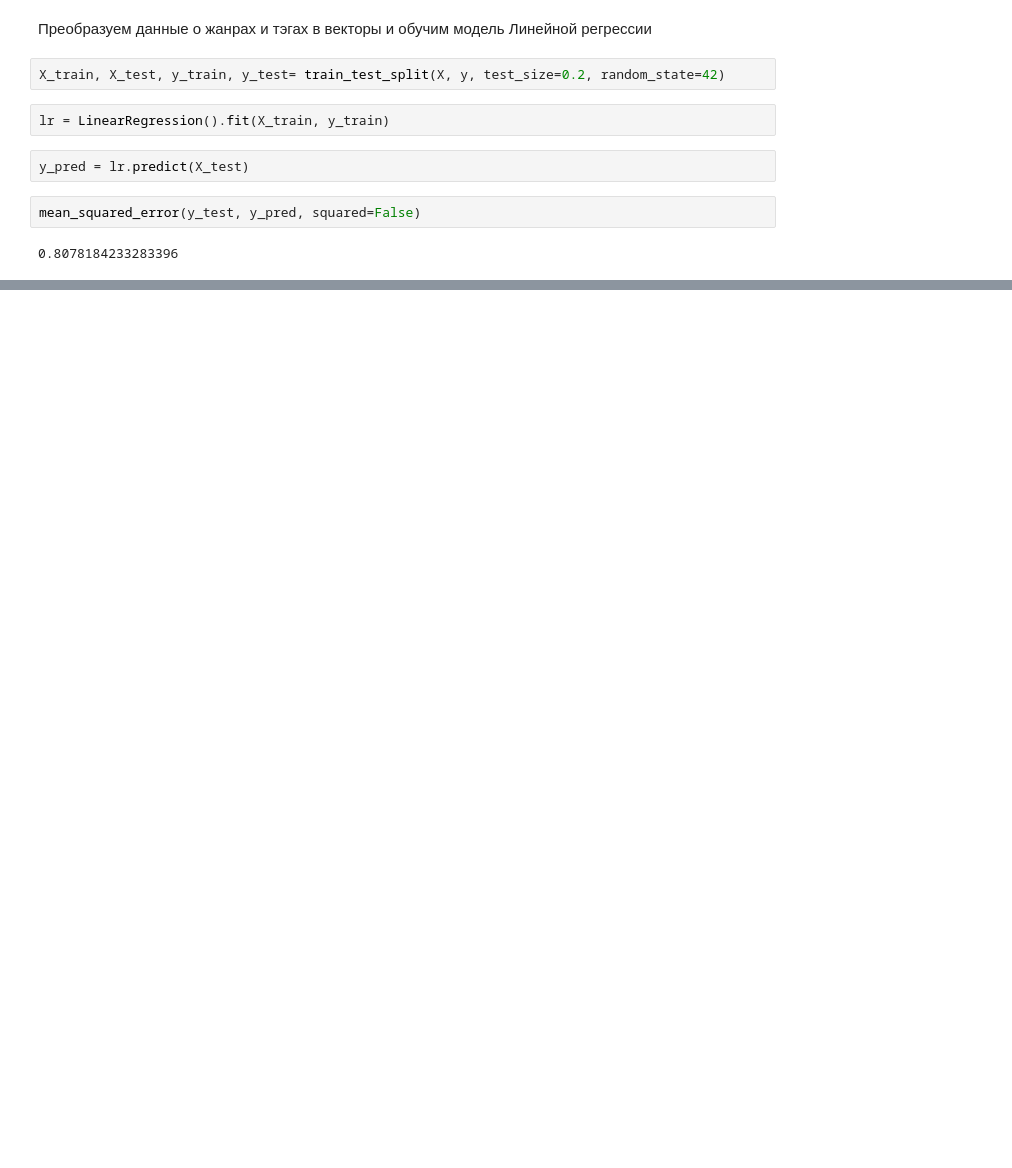
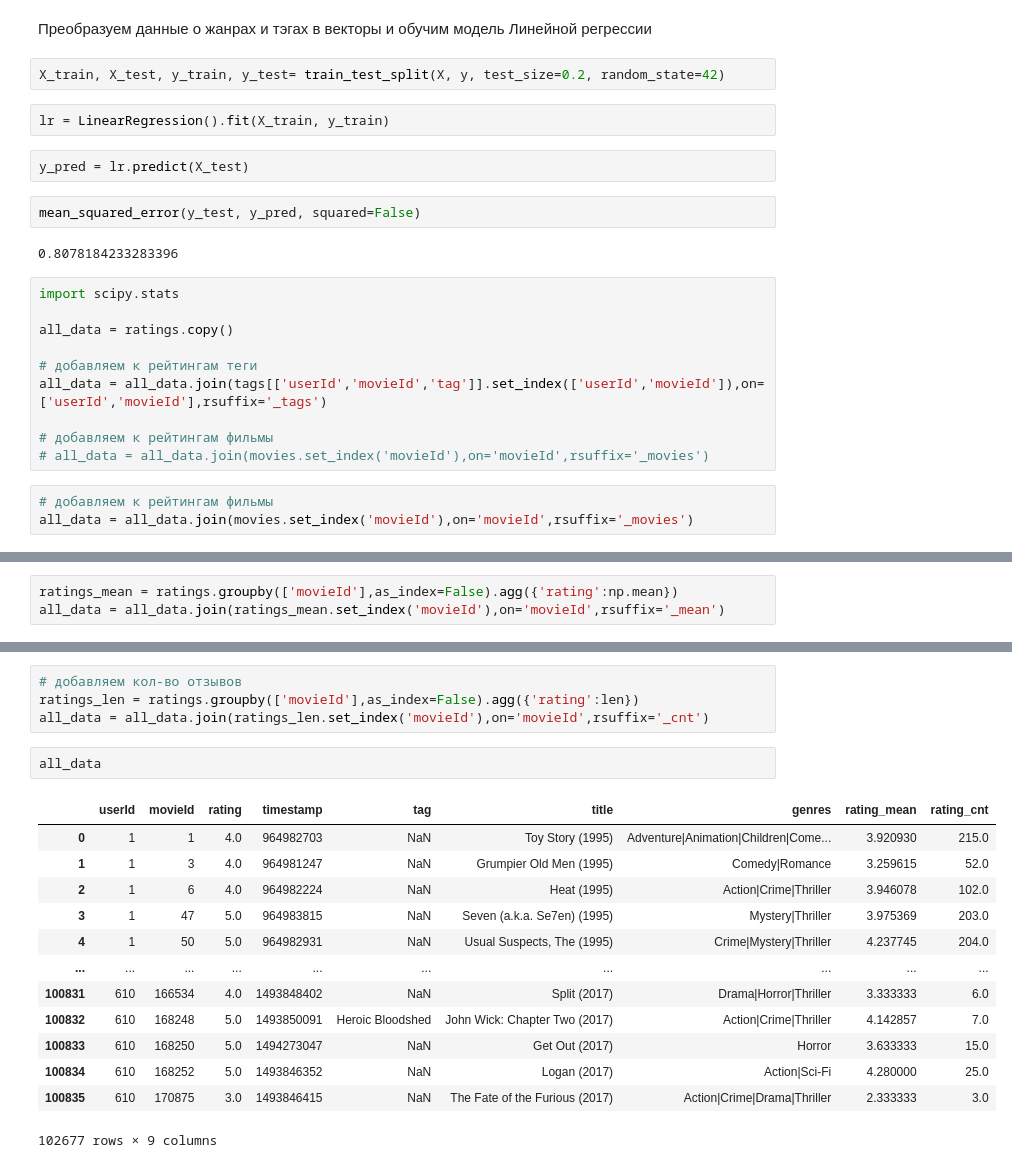
Before and after one commit to ivanvagin/Netology, a Jupyter notebook: Рекомендательные системы/Homework/RSML_HW_01.ipynb, the cells around one changed output, grey strips where cells are left out. Cells and saved outputs as stored; diff of their text form; blank space fills up the shorter version.

```diff
--- a/Рекомендательные системы/Homework/RSML_HW_01.ipynb
+++ b/Рекомендательные системы/Homework/RSML_HW_01.ipynb
@@ -260,3 +325,16 @@ y_pred = lr.predict(X_test)
 mean_squared_error(y_test, y_pred, squared=False)
 # %% [output]
 0.8078184233283396
+# %%
+import scipy.stats
+
+all_data = ratings.copy()
+
+# добавляем к рейтингам теги
+all_data = all_data.join(tags[['userId','movieId','tag']].set_index(['userId','movieId']),on=['userId','movieId'],rsuffix='_tags')
+
+# добавляем к рейтингам фильмы
+# all_data = all_data.join(movies.set_index('movieId'),on='movieId',rsuffix='_movies')
+# %%
+# добавляем к рейтингам фильмы
+all_data = all_data.join(movies.set_index('movieId'),on='movieId',rsuffix='_movies')
@@ -262,0 +357,3 @@ mean_squared_error(y_test, y_pred, squared=False)
+# %%
+ratings_mean = ratings.groupby(['movieId'],as_index=False).agg({'rating':np.mean})
+all_data = all_data.join(ratings_mean.set_index('movieId'),on='movieId',rsuffix='_mean')
@@ -262,0 +376,20 @@ mean_squared_error(y_test, y_pred, squared=False)
+# %%
+# добавляем кол-во отзывов
+ratings_len = ratings.groupby(['movieId'],as_index=False).agg({'rating':len})
+all_data = all_data.join(ratings_len.set_index('movieId'),on='movieId',rsuffix='_cnt')
+# %%
+all_data
+# %% [output]
+|  | userId | movieId | rating | timestamp | tag | title | genres | rating_mean | rating_cnt |
+| 0 | 1 | 1 | 4.0 | 964982703 | NaN | Toy Story (1995) | Adventure|Animation|Children|Come... | 3.920930 | 215.0 |
+| 1 | 1 | 3 | 4.0 | 964981247 | NaN | Grumpier Old Men (1995) | Comedy|Romance | 3.259615 | 52.0 |
+| 2 | 1 | 6 | 4.0 | 964982224 | NaN | Heat (1995) | Action|Crime|Thriller | 3.946078 | 102.0 |
+| 3 | 1 | 47 | 5.0 | 964983815 | NaN | Seven (a.k.a. Se7en) (1995) | Mystery|Thriller | 3.975369 | 203.0 |
+| 4 | 1 | 50 | 5.0 | 964982931 | NaN | Usual Suspects, The (1995) | Crime|Mystery|Thriller | 4.237745 | 204.0 |
+| ... | ... | ... | ... | ... | ... | ... | ... | ... | ... |
+| 100831 | 610 | 166534 | 4.0 | 1493848402 | NaN | Split (2017) | Drama|Horror|Thriller | 3.333333 | 6.0 |
+| 100832 | 610 | 168248 | 5.0 | 1493850091 | Heroic Bloodshed | John Wick: Chapter Two (2017) | Action|Crime|Thriller | 4.142857 | 7.0 |
+| 100833 | 610 | 168250 | 5.0 | 1494273047 | NaN | Get Out (2017) | Horror | 3.633333 | 15.0 |
+| 100834 | 610 | 168252 | 5.0 | 1493846352 | NaN | Logan (2017) | Action|Sci-Fi | 4.280000 | 25.0 |
+| 100835 | 610 | 170875 | 3.0 | 1493846415 | NaN | The Fate of the Furious (2017) | Action|Crime|Drama|Thriller | 2.333333 | 3.0 |
+102677 rows × 9 columns
```
Also changed, not shown: parts of 33 cells of this notebook, 1 other file.
